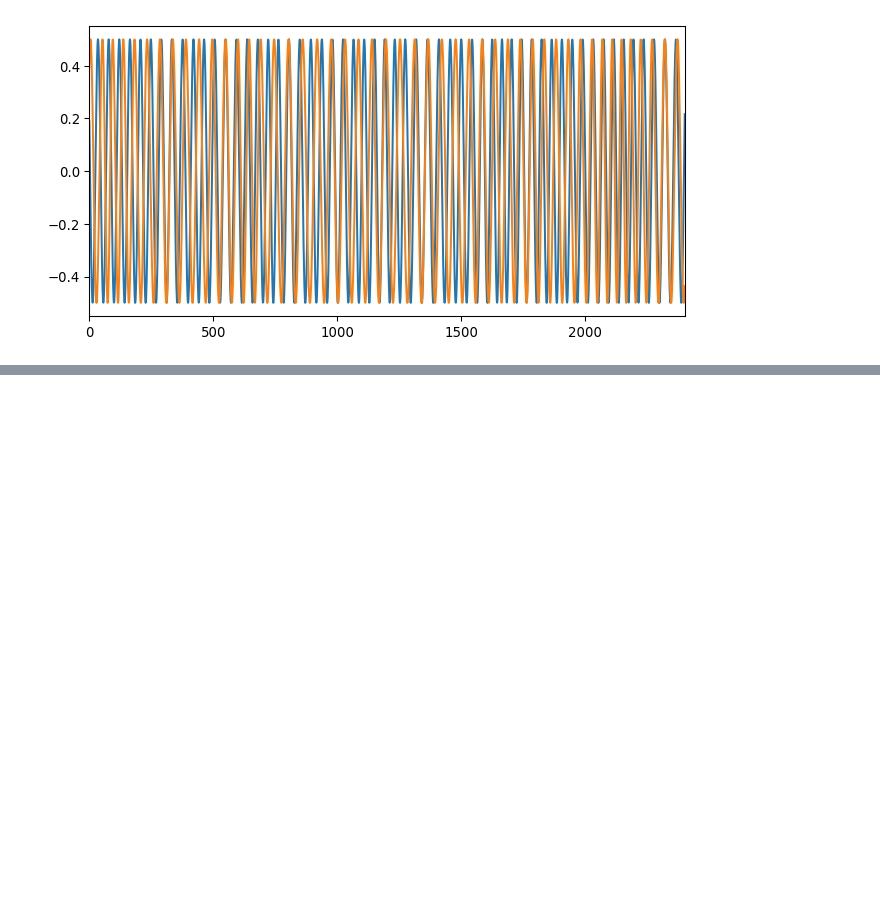
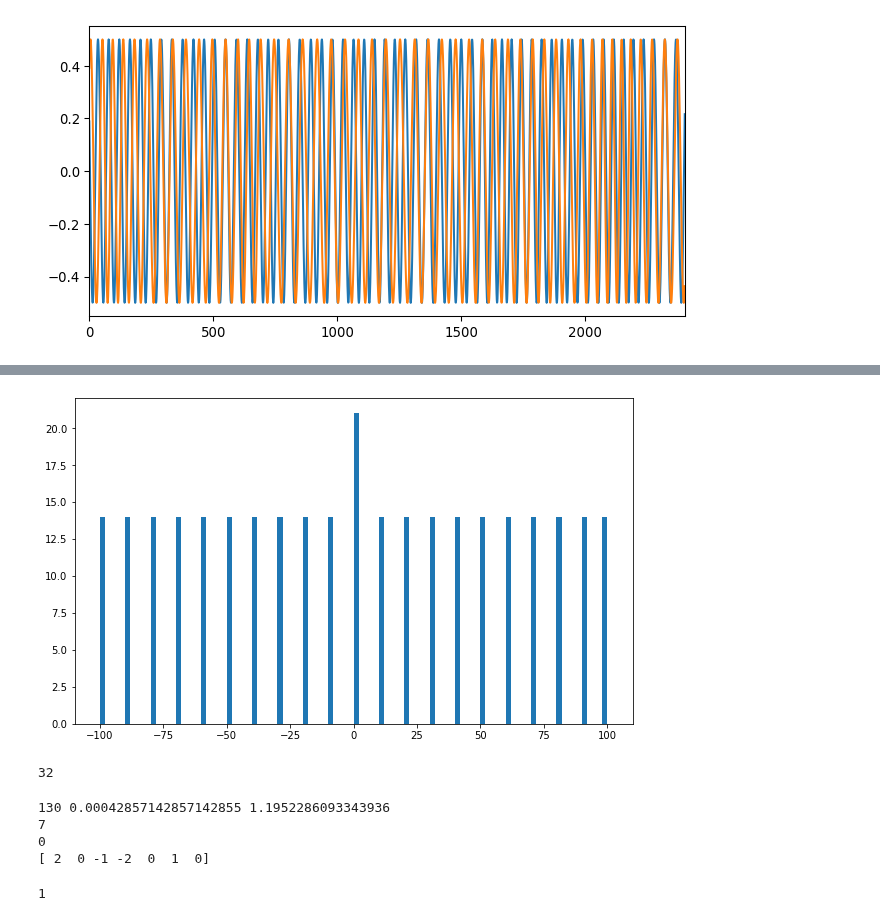
Before and after one commit to visserle/two-hearts, a Jupyter notebook: 01_preprocessing.ipynb, the cells around one changed output, grey strips where cells are left out. Saved outputs shown, nothing was run; the diff lists cells and outputs as text; code cells hidden in the pictures; blank space fills up the shorter version.

Commit message:
refactor everything
add conditions

```diff
--- a/01_preprocessing.ipynb
+++ b/01_preprocessing.ipynb
@@ -205,0 +276,27 @@ plt.plot(data_gaze[1])
+# %%
+# Generate uniform distributed noise with a step and sum = 0
+
+rpeaks_idx = [i for i, x in enumerate(rpeaks_sit[1]) if x == 1]
+num_rpeaks = len(rpeaks_idx)
+
+# interval (-/+) of values that act as noise
+noise_size = 100 # 134 -> 3%, 109 -> 2%, 55 -> 1%
+noise_range = list(range(-noise_size,noise_size+1,10))
+# frequency of every number in the uniform distribution (based on floored float)
+repeats = num_rpeaks//len(noise_range)
+# first part of the random vector
+noise_temp = [[noise_range[i]]*repeats for i,_ in enumerate(noise_range)]
+noise_temp = np.array(noise_temp).flatten()
+
+remainder = num_rpeaks % len(noise_temp)
+remainder_add = np.array([0]*remainder)
+noise = np.append(noise_temp,remainder_add)
+
+np.random.shuffle(noise)
+if len(rpeaks_idx) == len(noise):
+    print("OK")
+print(i,np.mean(abs(noise))/2000, np.std(noise))
+print(len(noise))
+print(sum(noise))
+print(remainder)
+print(noise)
@@ -205,0 +321,37 @@ plt.plot(data_gaze[1])
+# %%
+plt.hist(noise,bins=100);
+# %% [output]
+[figure, added]
+# %%
+remainder
+# %% [output]
+32
+# %%
+num_rpeaks = remainder
+
+noise_size = remainder//2-1 # 134 -> 3%, 109 -> 2%, 55 -> 1%
+
+noise_range = list(range(-noise_size,noise_size+1,1))
+repeats = num_rpeaks//len(noise_range)
+
+noise_temp = [[noise_range[i]]*repeats for i in noise_range]
+noise_temp = np.array(noise_temp).flatten()
+
+remainder2 = num_rpeaks % len(noise_temp)
+remainder_add = np.array([0]*remainder2)
+noise = np.append(noise_temp,remainder_add)
+
+np.random.shuffle(noise)
+print(i,np.mean(abs(noise))/2000, np.std(noise))
+print(len(noise))
+print(sum(noise))
+print(noise)
+# %% [output]
+130 0.00042857142857142855 1.1952286093343936
+7
+0
+[ 2  0 -1 -2  0  1  0]
+# %%
+remainder2
+# %% [output]
+1
```
Also changed, not shown: parts of 11 cells of this notebook.
